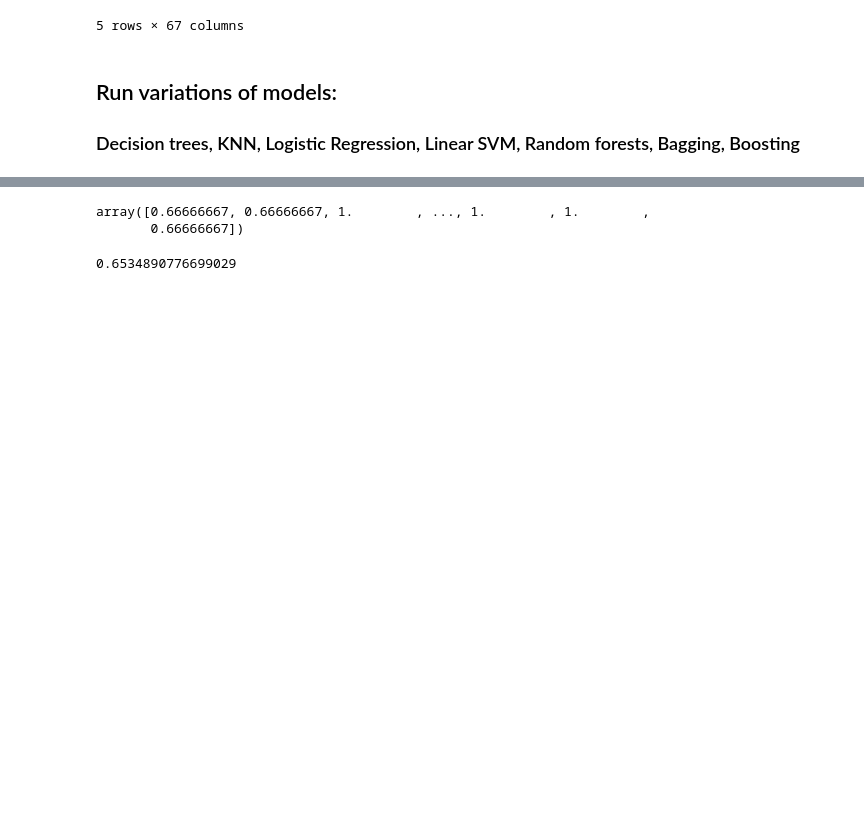
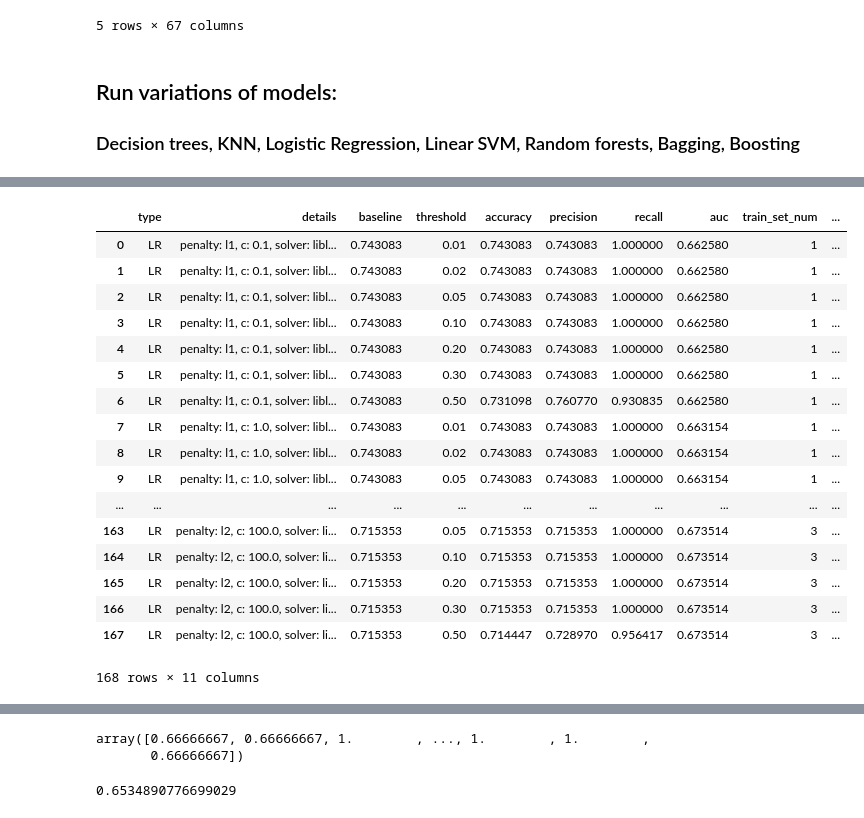
Before and after one commit to laurenjli/ml-pubpol, a Jupyter notebook: hw3/hw3_analysis.ipynb, the cells around one changed output, grey strips where cells are left out. Cells and saved outputs as stored; diff of their text form; code cells hidden in the pictures; blank space fills up the shorter version.

Commit message:
have code to generate results of many models

```diff
--- a/hw3/hw3_analysis.ipynb
+++ b/hw3/hw3_analysis.ipynb
@@ -437,6 +371,7 @@ for i in range(1, len(windows)-1):
                                                           pred_time=pred_time)
 
 
+    baseline = sum(y_test)/len(y_test)
     #run models
     for clf in models:
         modeltype = clf['type']
@@ -456,10 +391,10 @@ for i in range(1, len(windows)-1):
                             acc = accuracy_at_threshold(y_test, scores, t)
                             prec = precision_at_threshold(y_test, scores, t)
                             rec = recall_at_threshold(y_test, scores, t)
-                            f1 = f1_at_threshold(y_test, scores, t)
+                            #f1 = f1_at_threshold(y_test, scores, t)
                             auc = auc_roc(y_test,scores)
-                            tmp = {'train_set_num': i, 'train_start': train_start, 'test_start': train_end,'type': modeltype,
-                                   'details': info, 'threshold': t, 'accuracy': acc, 'precision': prec, 'recall': rec, 'f1': f1, 'auc': auc}
+                            tmp = {'baseline': baseline, 'train_set_num': i, 'train_start': train_start, 'test_start': train_end,'type': modeltype,
+                                   'details': info, 'threshold': t, 'accuracy': acc, 'precision': prec, 'recall': rec, 'auc': auc}
                             results.append(tmp)
 
         elif modeltype == 'LR':
@@ -467,7 +402,7 @@ for i in range(1, len(windows)-1):
             for p in clf['p']:
                 for c in clf['c']:
                     for s in clf['solver']:
-                        print(p)
+                        #print(p)
                         info = 'penalty: {}, c: {}, solver: {}, seed: {}'.format(p, c, s, seed)
                         print(info)
                         scores = func(x_train, y_train, x_test, p = p, c = c, solver = s, seed=seed)
@@ -475,10 +410,10 @@ for i in range(1, len(windows)-1):
                             acc = accuracy_at_threshold(y_test, scores, t)
                             prec = precision_at_threshold(y_test, scores, t)
                             rec = recall_at_threshold(y_test, scores, t)
-                            f1 = f1_at_threshold(y_test, scores, t)
+                            #f1 = f1_at_threshold(y_test, scores, t)
                             auc = auc_roc(y_test, scores)
-                            tmp = {'train_set_num': i, 'train_start': train_start, 'test_start': train_end,'type': modeltype,
-                                   'details': info, 'threshold': t, 'accuracy': acc, 'precision': prec, 'recall': rec, 'f1': f1, 'auc': auc}
+                            tmp = {'baseline': baseline,'train_set_num': i, 'train_start': train_start, 'test_start': train_end,'type': modeltype,
+                                   'details': info, 'threshold': t, 'accuracy': acc, 'precision': prec, 'recall': rec, 'auc': auc}
                             results.append(tmp)
 
         elif modeltype == 'SVM':
@@ -492,10 +427,10 @@ for i in range(1, len(windows)-1):
                             acc = accuracy_at_threshold(y_test, scores, t)
                             prec = precision_at_threshold(y_test, scores, t)
                             rec = recall_at_threshold(y_test, scores, t)
-                            f1 = f1_at_threshold(y_test, scores, t)
+                            #f1 = f1_at_threshold(y_test, scores, t)
                             auc = auc_roc(y_test, scores)
-                            tmp = {'train_set_num': i, 'train_start': train_start, 'test_start': train_end,'type': modeltype,
-                                   'details': info, 'threshold': t, 'accuracy': acc, 'precision': prec, 'recall': rec, 'f1': f1, 'auc': auc}
+                            tmp = {'baseline': baseline,'train_set_num': i, 'train_start': train_start, 'test_start': train_end,'type': modeltype,
+                                   'details': info, 'threshold': t, 'accuracy': acc, 'precision': prec, 'recall': rec, 'auc': auc}
                             results.append(tmp)
 
         elif modeltype == 'KNN':
@@ -511,11 +446,11 @@ for i in range(1, len(windows)-1):
                                 acc = accuracy_at_threshold(y_test, scores, t)
                                 prec = precision_at_threshold(y_test, scores, t)
                                 rec = recall_at_threshold(y_test, scores, t)
-                                f1 = f1_at_threshold(y_test, scores, t)
+                                #f1 = f1_at_threshold(y_test, scores, t)
                                 auc = auc_roc(y_test,scores)
-                                tmp = {'train_set_num': i, 'train_start': train_start, 'test_start': train_end,'type': modeltype,
-                                       'details': info, 'threshold': t, 'accuracy': acc, 'precision': prec, 'recall': rec, 'f1': f1, 'auc': auc}
+                                tmp = {'baseline': baseline,'train_set_num': i, 'train_start': train_start, 'test_start': train_end,'type': modeltype,
+                                       'details': info, 'threshold': t, 'accuracy': acc, 'precision': prec, 'recall': rec, 'auc': auc}
                                 results.append(tmp)
 
-pd.DataFrame(results)
+resdf=pd.DataFrame(results, columns = ['type', 'details', 'baseline', 'threshold', 'accuracy', 'precision', 'recall', 'auc','train_set_num', 'train_start', 'test_start'])
 # %% [output]
@@ -539,0 +474,21 @@ TypeError: __init__() got an unexpected keyword argument 'seed'
+# %%
+resdf[resdf['type']=='LR']
+# %% [output]
+|  | type | details | baseline | threshold | accuracy | precision | recall | auc | train_set_num | ... |
+| 0 | LR | penalty: l1, c: 0.1, solver: libl... | 0.743083 | 0.01 | 0.743083 | 0.743083 | 1.000000 | 0.662580 | 1 | ... |
+| 1 | LR | penalty: l1, c: 0.1, solver: libl... | 0.743083 | 0.02 | 0.743083 | 0.743083 | 1.000000 | 0.662580 | 1 | ... |
+| 2 | LR | penalty: l1, c: 0.1, solver: libl... | 0.743083 | 0.05 | 0.743083 | 0.743083 | 1.000000 | 0.662580 | 1 | ... |
+| 3 | LR | penalty: l1, c: 0.1, solver: libl... | 0.743083 | 0.10 | 0.743083 | 0.743083 | 1.000000 | 0.662580 | 1 | ... |
+| 4 | LR | penalty: l1, c: 0.1, solver: libl... | 0.743083 | 0.20 | 0.743083 | 0.743083 | 1.000000 | 0.662580 | 1 | ... |
+| 5 | LR | penalty: l1, c: 0.1, solver: libl... | 0.743083 | 0.30 | 0.743083 | 0.743083 | 1.000000 | 0.662580 | 1 | ... |
+| 6 | LR | penalty: l1, c: 0.1, solver: libl... | 0.743083 | 0.50 | 0.731098 | 0.760770 | 0.930835 | 0.662580 | 1 | ... |
+| 7 | LR | penalty: l1, c: 1.0, solver: libl... | 0.743083 | 0.01 | 0.743083 | 0.743083 | 1.000000 | 0.663154 | 1 | ... |
+| 8 | LR | penalty: l1, c: 1.0, solver: libl... | 0.743083 | 0.02 | 0.743083 | 0.743083 | 1.000000 | 0.663154 | 1 | ... |
+| 9 | LR | penalty: l1, c: 1.0, solver: libl... | 0.743083 | 0.05 | 0.743083 | 0.743083 | 1.000000 | 0.663154 | 1 | ... |
+| ... | ... | ... | ... | ... | ... | ... | ... | ... | ... | ... |
+| 163 | LR | penalty: l2, c: 100.0, solver: li... | 0.715353 | 0.05 | 0.715353 | 0.715353 | 1.000000 | 0.673514 | 3 | ... |
+| 164 | LR | penalty: l2, c: 100.0, solver: li... | 0.715353 | 0.10 | 0.715353 | 0.715353 | 1.000000 | 0.673514 | 3 | ... |
+| 165 | LR | penalty: l2, c: 100.0, solver: li... | 0.715353 | 0.20 | 0.715353 | 0.715353 | 1.000000 | 0.673514 | 3 | ... |
+| 166 | LR | penalty: l2, c: 100.0, solver: li... | 0.715353 | 0.30 | 0.715353 | 0.715353 | 1.000000 | 0.673514 | 3 | ... |
+| 167 | LR | penalty: l2, c: 100.0, solver: li... | 0.715353 | 0.50 | 0.714447 | 0.728970 | 0.956417 | 0.673514 | 3 | ... |
+168 rows × 11 columns
```
Also changed, not shown: parts of 14 cells of this notebook, 1 other file.
